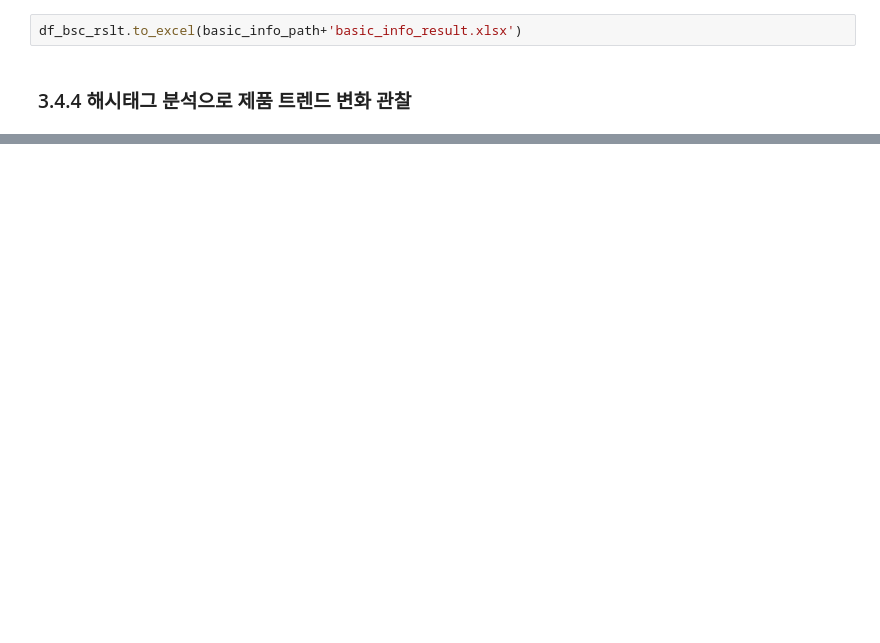
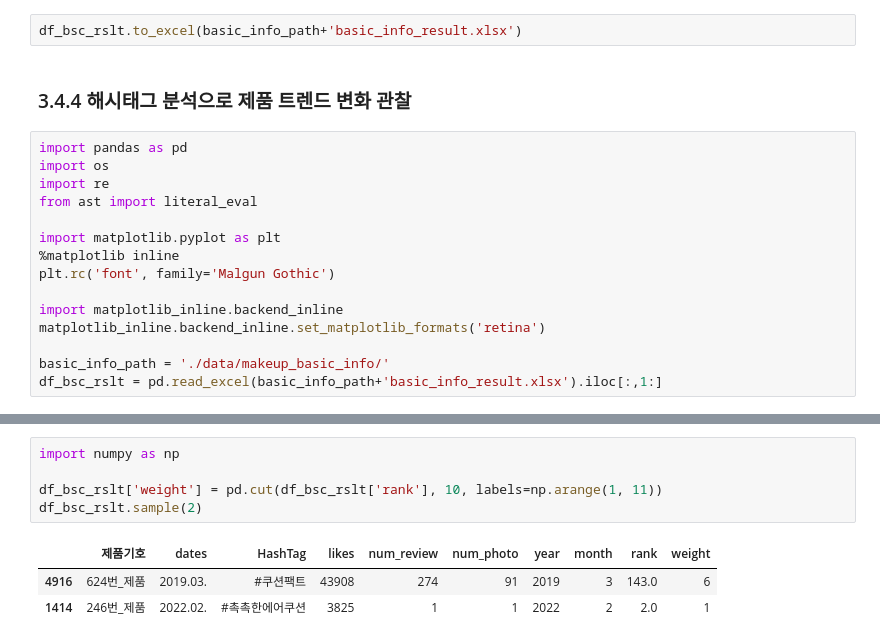
Before and after one commit to semin-pk/DataAnalysisPython, a Jupyter notebook: 3장/chapter03-3.ipynb, the cells around one changed output, grey strips where cells are left out. Cells and saved outputs as stored; diff of their text form; blank space fills up the shorter version.

```diff
--- a/3장/chapter03-3.ipynb
+++ b/3장/chapter03-3.ipynb
@@ -144,3 +143,18 @@ df_bsc_rslt.head(3)
 df_bsc_rslt.to_excel(basic_info_path+'basic_info_result.xlsx')
 # %% [markdown]
 ### 3.4.4 해시태그 분석으로 제품 트렌드 변화 관찰
+# %%
+import pandas as pd
+import os
+import re
+from ast import literal_eval
+
+import matplotlib.pyplot as plt
+%matplotlib inline
+plt.rc('font', family='Malgun Gothic')
+
+import matplotlib_inline.backend_inline
+matplotlib_inline.backend_inline.set_matplotlib_formats('retina')
+
+basic_info_path = './data/makeup_basic_info/'
+df_bsc_rslt = pd.read_excel(basic_info_path+'basic_info_result.xlsx').iloc[:,1:]
@@ -146,0 +192,9 @@ df_bsc_rslt.to_excel(basic_info_path+'basic_info_result.xlsx')
+# %%
+import numpy as np
+
+df_bsc_rslt['weight'] = pd.cut(df_bsc_rslt['rank'], 10, labels=np.arange(1, 11))
+df_bsc_rslt.sample(2)
+# %% [output]
+|  | 제품기호 | dates | HashTag | likes | num_review | num_photo | year | month | rank | weight |
+| 4916 | 624번_제품 | 2019.03. | #쿠션팩트 | 43908 | 274 | 91 | 2019 | 3 | 143.0 | 6 |
+| 1414 | 246번_제품 | 2022.02. | #촉촉한에어쿠션 | 3825 | 1 | 1 | 2022 | 2 | 2.0 | 1 |
```
Also changed, not shown: parts of 11 cells of this notebook.
